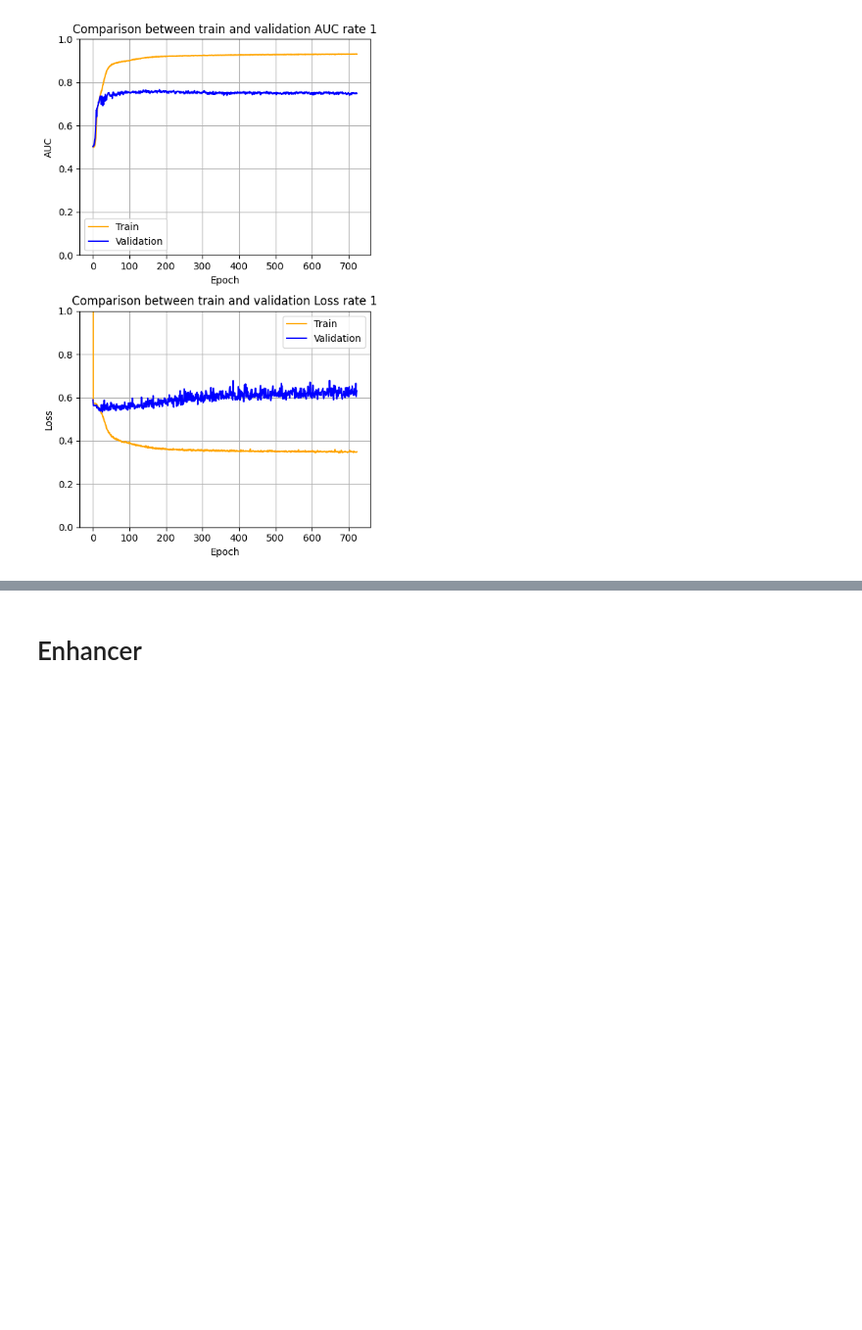
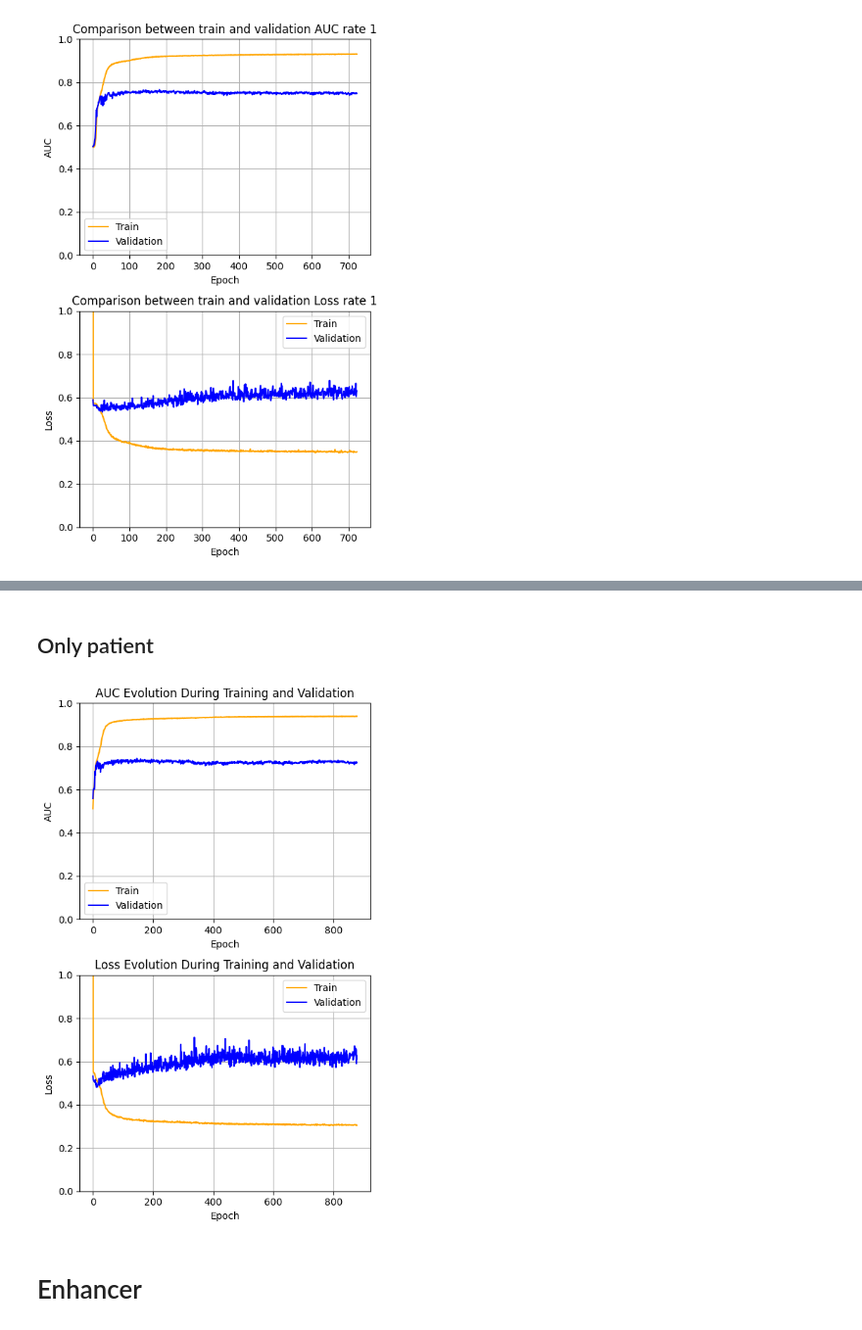
Before and after one commit to Pascal676767/code_scbasset, a Jupyter notebook: source/scBasset/analyse/AUC_Loss.ipynb, the cells around one changed output, grey strips where cells are left out. Shown at 98% size. Drawn from its saved outputs; the diff is of its cells as text; code cells hidden in the pictures; blank space fills up the shorter version.

```diff
--- a/source/analyse/AUC_Loss.ipynb
+++ b/source/scBasset/analyse/AUC_Loss.ipynb
@@ -107,3 +133,12 @@ train_validation_comparison(file_path, title_loss, title_auc)
+# %% [markdown]
+## Only patient
+# %%
+file_path = '../../../results_scbasset/promotor_patient/model/history.pickle'
+title_loss = 'Loss Evolution During Training and Validation'
+title_auc = 'AUC Evolution During Training and Validation'
+train_validation_comparison(file_path, title_loss, title_auc)
+# %% [output]
+[figure, added]
 # %% [markdown]
 # Enhancer
 # %% [markdown]
```
Also changed, not shown: parts of 15 cells of this notebook, 22 other files.
